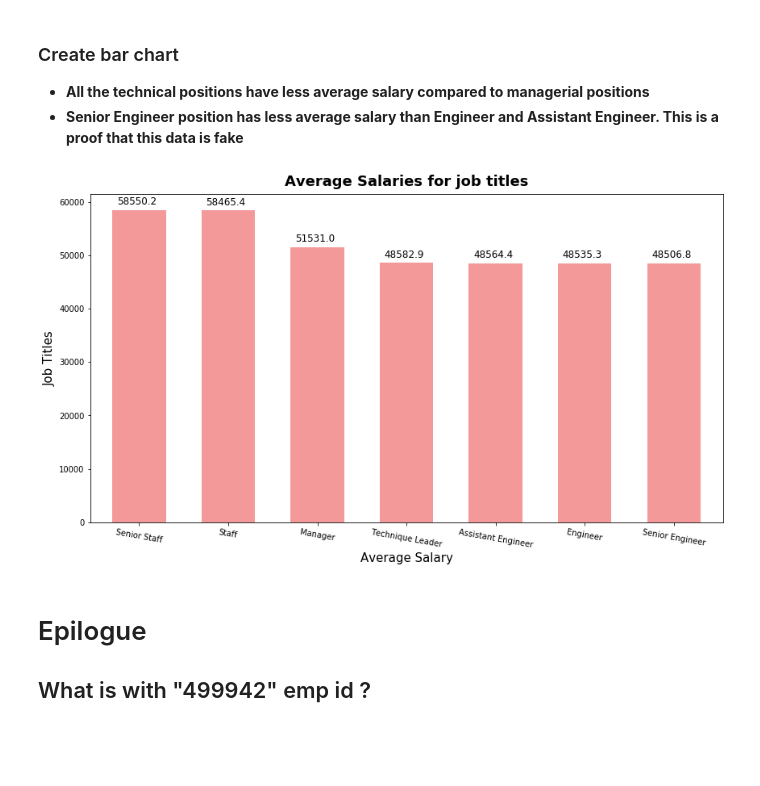
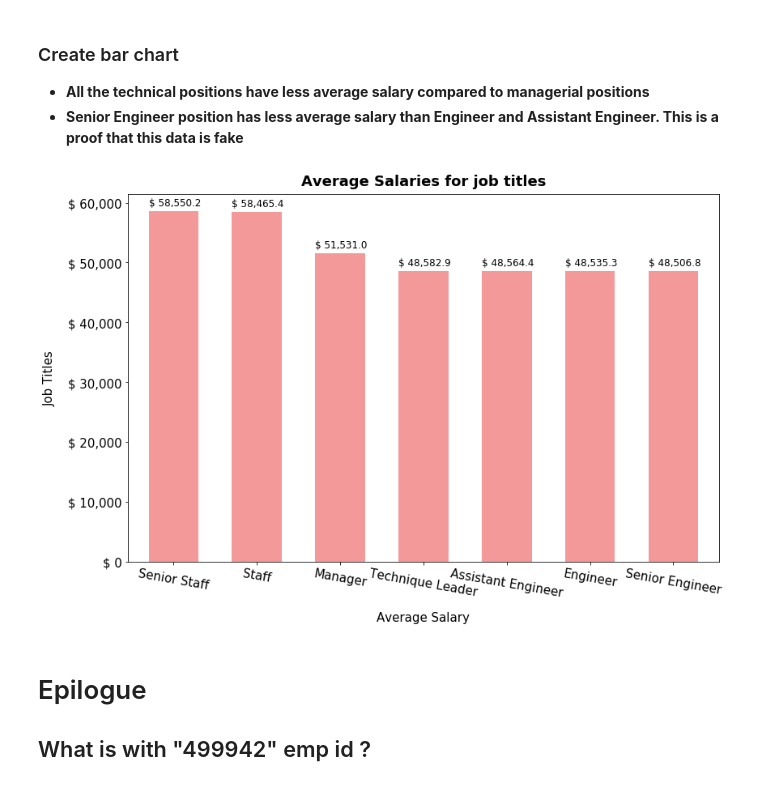
Before and after one commit to bnarath/sql-challenge, a Jupyter notebook: code/Connect_to_PostgresDB_and_Visualization.ipynb, the cells around one changed output. Drawn from its saved outputs; the diff is of its cells as text; code cells hidden in the pictures; blank space fills up the shorter version.

```diff
--- a/code/Connect_to_PostgresDB_and_Visualization.ipynb
+++ b/code/Connect_to_PostgresDB_and_Visualization.ipynb
@@ -112,21 +128,23 @@ Employee_title_Agg_Salary_DF
 # %%
 import matplotlib.pyplot as plt
 
-fig, ax = plt.subplots(figsize=(12,7))
+fig, ax = plt.subplots(figsize=(12,8))
 #_=Employee_Salary_DF.hist(column='salary', ax=ax, color='lightcoral', alpha=0.8, grid=False, bins=16, rwidth=0.9, zorder=1)
-_=Employee_title_Agg_Salary_DF.plot.bar(x='title', y='average_salary',color='lightcoral',alpha=0.8, ax=ax, legend=None, width=0.6, rot=-10)
+_=Employee_title_Agg_Salary_DF.plot.bar(x='title', y='average_salary',color='lightcoral',alpha=0.8, ax=ax, legend=None, width=0.6, rot=-10, fontsize=15)
 _=ax.set_title("Average Salaries for job titles", fontsize=18, weight='bold', y=1.01)
-_=ax.set_xlabel('Average Salary',fontsize = 15)
-_=ax.set_ylabel('Job Titles',fontsize = 15)
+_=ax.set_xlabel('Average Salary',fontsize = 15, labelpad=15)
+_=ax.set_ylabel('Job Titles',fontsize = 15, labelpad=15)
+
 
 #Annotate
+_=ax.set_yticklabels(["$ {:,}".format(int(val)) for val in ax.get_yticks()])
 for p in ax.patches:
-    _=ax.annotate("{:.1f}".format(p.get_height()), (p.get_x()+0.05, p.get_height()+1000), fontsize=12)
+    _=ax.annotate("$ {:,.1f}".format(p.get_height()), (p.get_x(), p.get_height()+1000), fontsize=12)
 
 _ = plt.tight_layout()
 _= plt.savefig('../Images/Avg_salary_per_title.png', bbox_inches = "tight" )
 # %% [output]
-[figure, old version]
+[figure, new version]
 # %% [markdown]
 # Epilogue
 ## What is with "499942" emp id ?
```
Also changed, not shown: parts of 6 cells of this notebook, 2 other files.
